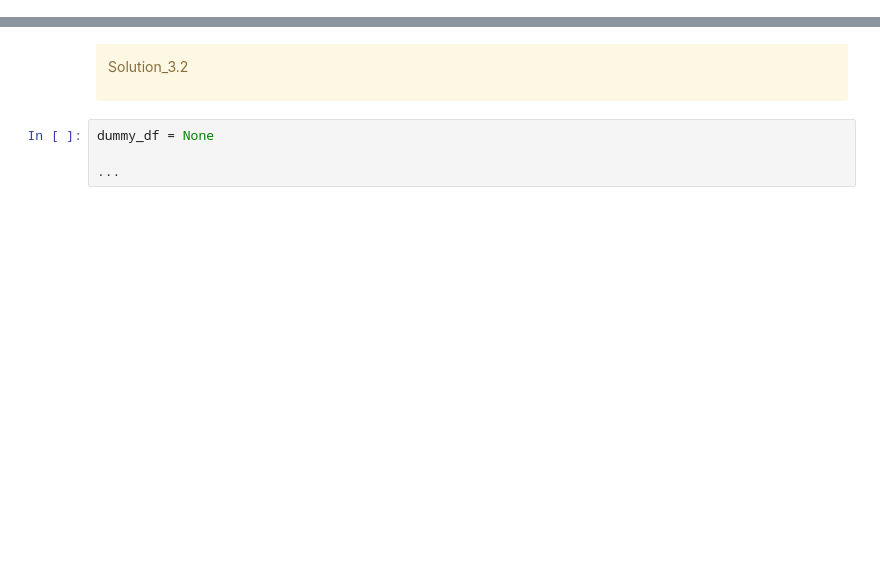
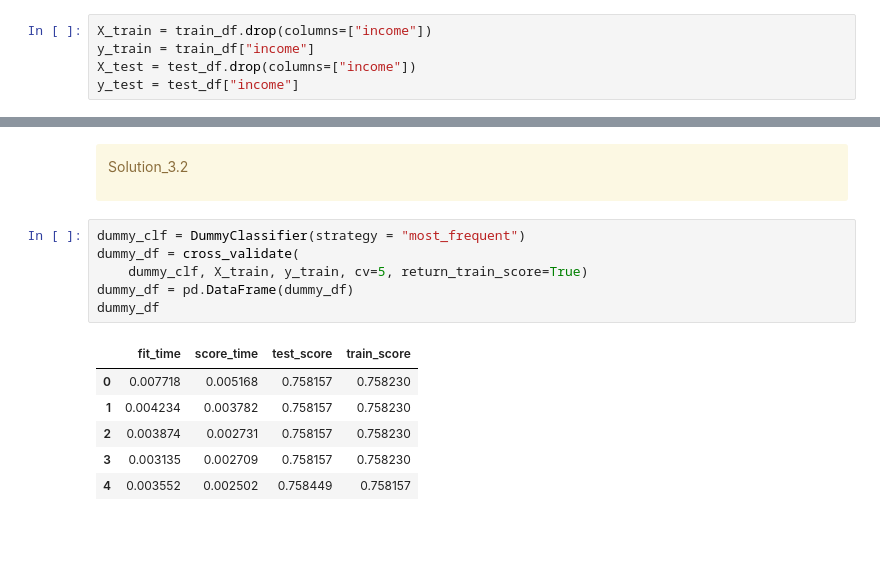
Before and after one commit to splashhhhhh/cpsc330-2024s, a Jupyter notebook: hw/hw3/hw3.ipynb, the cells around one changed output, grey strips where cells are left out. Saved outputs shown, nothing was run; the diff lists cells and outputs as text; blank space fills up the shorter version.

```diff
--- a/hw/hw3/hw3.ipynb
+++ b/hw/hw3/hw3.ipynb
@@ -258,3 +337,8 @@ y_test = None
+# %%
+X_train = train_df.drop(columns=["income"])
+y_train = train_df["income"]
+X_test = test_df.drop(columns=["income"])
+y_test = test_df["income"]
 # %% [markdown]
 <br><br>
 # %% [markdown]
@@ -271,10 +355,19 @@ _Points: 2_
 Solution_3.2
 
 </div>
-# %%
-dummy_df = None
-
-...
+# %%
+dummy_clf = DummyClassifier(strategy = "most_frequent")
+dummy_df = cross_validate(
+    dummy_clf, X_train, y_train, cv=5, return_train_score=True)
+dummy_df = pd.DataFrame(dummy_df)
+dummy_df
+# %% [output]
+|  | fit_time | score_time | test_score | train_score |
+| 0 | 0.007718 | 0.005168 | 0.758157 | 0.758230 |
+| 1 | 0.004234 | 0.003782 | 0.758157 | 0.758230 |
+| 2 | 0.003874 | 0.002731 | 0.758157 | 0.758230 |
+| 3 | 0.003135 | 0.002709 | 0.758157 | 0.758230 |
+| 4 | 0.003552 | 0.002502 | 0.758449 | 0.758157 |
 # %% [markdown]
 <br><br>
 # %% [markdown]
```
Also changed, not shown: parts of 50 cells of this notebook, 2 other files.
